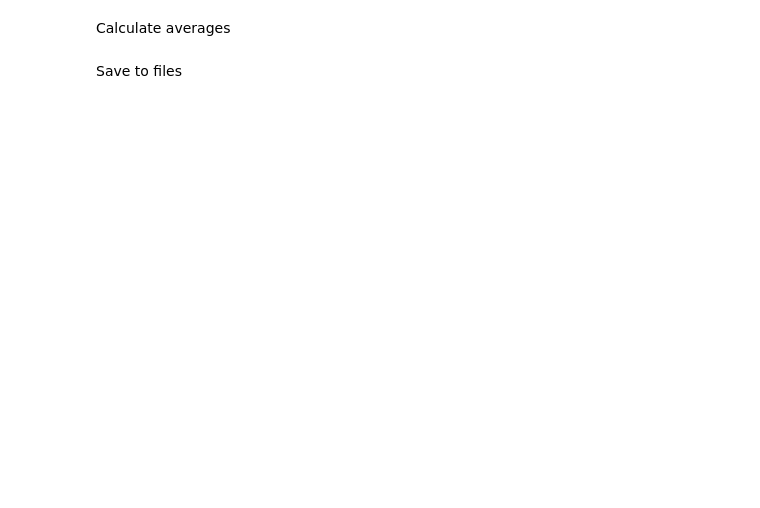
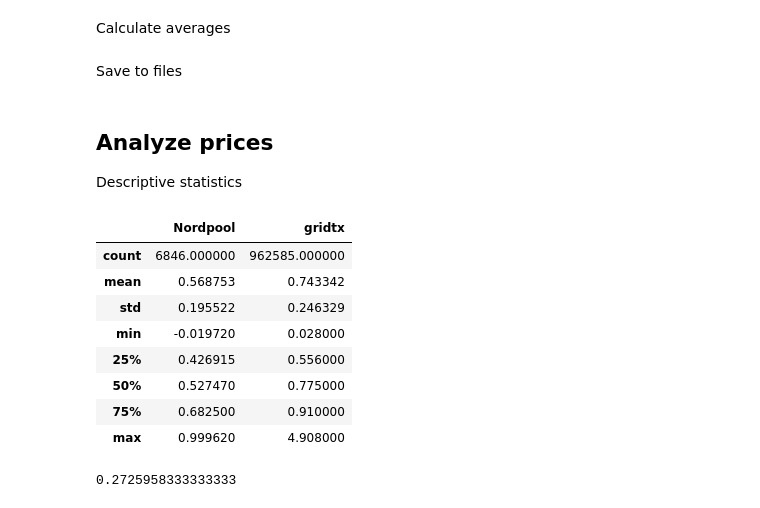
Before and after one commit to 4ug-aug/Otovo-OptimalControl, a Jupyter notebook: spot_price_lookup.ipynb, the cells around one changed output. Saved outputs shown, nothing was run; the diff lists cells and outputs as text; code cells hidden in the pictures; blank space fills up the shorter version.

```diff
--- a/spot_price_lookup.ipynb
+++ b/spot_price_lookup.ipynb
@@ -21,23 +21,15 @@ off_peak_hours = list(set(all_hours) - set(peak_hours))
 ## Spot prices from the dataset
 Load and prepare dataset
 # %%
-# load dataset
 fp = "data/gridtx-dump-AGGREGATED-CLEANED-THRESHOLD-COVERAGE100-NORMALIZED.csv"
 data = pd.read_csv(fp, sep=",")
 
 # Meter with most observations
 mm_id = "28ba7f57-6e83-4341-8078-232c1639e4e3"
 
-# df = data[data["meter_id"] == mm_id]
-df = data
+df = data[data["meter_id"] == mm_id]
 
 df_cons = df[df["type"] == "consumption"]
 
-# Convert timeslot to datetime and set as index
 df_cons.index = pd.to_datetime(df_cons['timeslot'], utc=True)
-
-# Sort index
 df_cons = df_cons.sort_index()
-df_cons["hour"] = df_cons.index.hour
-# Add column to df_cons_spot_price
-df_cons["peak_hour"] = np.where(df_cons["hour"].isin(peak_hours), 1, 0)
@@ -109,3 +197,33 @@ with open('data/hour_lookup_price_oslo_2021_dict.json', 'w') as fp:
 
 with open('data/hour_lookup_price_oslo_2021_houravg_dict.json', 'w') as fp:
     json.dump(avg_dict_oslo_hour, fp)
+# %% [markdown]
+## Analyze prices
+Descriptive statistics
+# %%
+desc1 = df_oslo["price"].describe()
+desc2 = df_cons["spot_price_no_vat"].describe()
+
+# Merge desc1 and desc2
+desc = pd.concat([desc1, desc2], axis=1)
+desc.columns = ["Nordpool", "gridtx"]
+desc
+# %% [output]
+|  | Nordpool | gridtx |
+| count | 6846.000000 | 962585.000000 |
+| mean | 0.568753 | 0.743342 |
+| std | 0.195522 | 0.246329 |
+| min | -0.019720 | 0.028000 |
+| 25% | 0.426915 | 0.556000 |
+| 50% | 0.527470 | 0.775000 |
+| 75% | 0.682500 | 0.910000 |
+| max | 0.999620 | 4.908000 |
+# %%
+df_oslo_month = df_oslo[df_oslo.index.month == 1]
+# df_oslo_week = df_oslo_month[df_oslo_month.index.isocalendar().week == 1]
+df_oslo_day = df_oslo_month[df_oslo_month.index.day == 1]
+
+
+# df_oslo_day["price"].sum()/24
+# %% [output]
+0.2725958333333333
```
Also changed, not shown: parts of 18 cells of this notebook.
